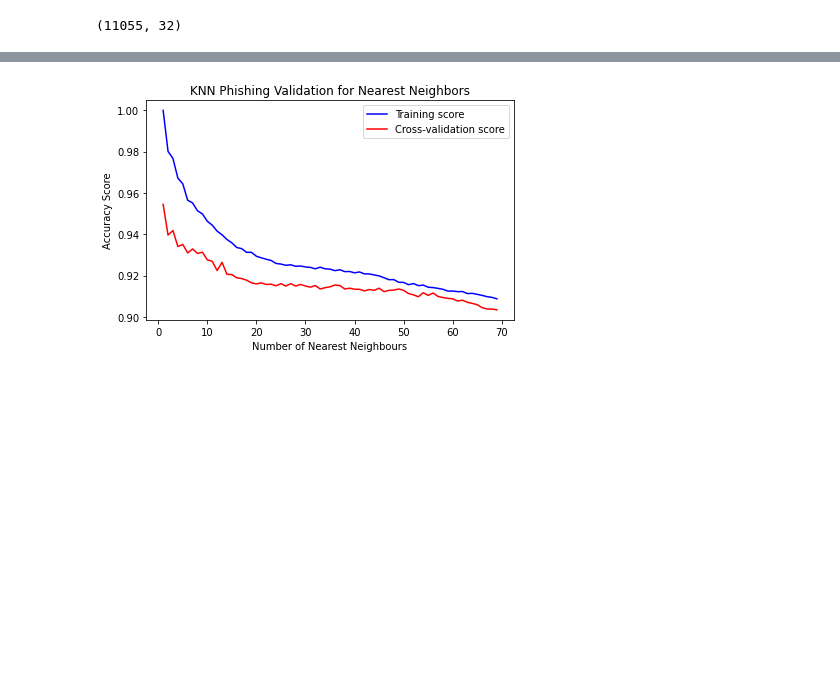
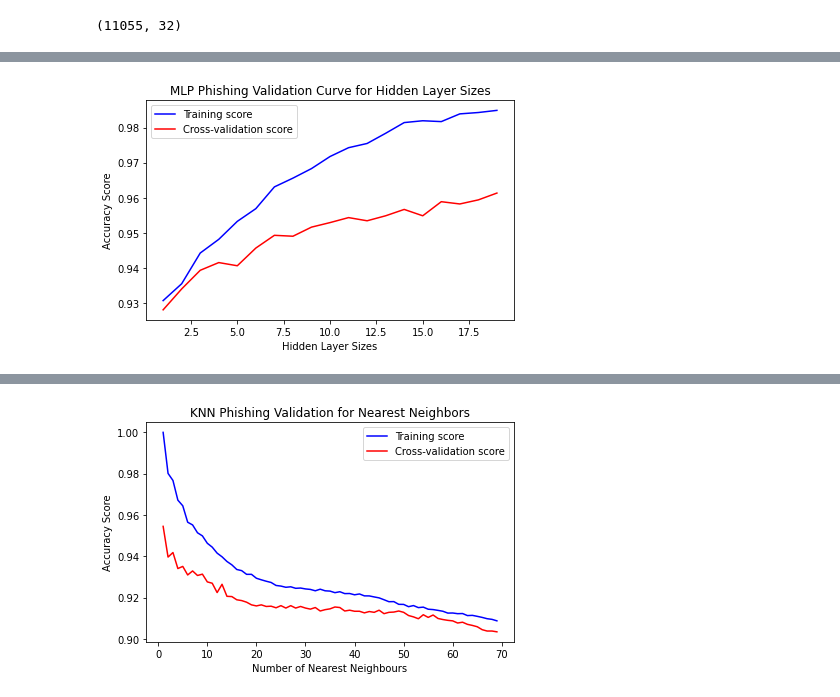
Before and after one commit to Liveo123/RedWine_and_Phishing, a Jupyter notebook: phishing.ipynb, the cells around one changed output, grey strips where cells are left out. Cells and saved outputs as stored; diff of their text form; code cells hidden in the pictures; blank space fills up the shorter version.

```diff
--- a/phishing.ipynb
+++ b/phishing.ipynb
@@ -505,17 +560,19 @@ draw_learning_curve(mlp(hidden_layer_sizes=tuned_hidden_layer_sizes,
 # %%
 # Draw MLP Validation Curve
-draw_validation_curve(dtc(hidden_layer_sizes=tuned_hidden_layer_sizes,
+draw_validation_curve(mlp(hidden_layer_sizes=tuned_hidden_layer_sizes,
                           activation=tuned_activation,
                           max_iter=tuned_max_iter,
                           alpha=tuned_alpha,
-                          learning_rate=tuned_alpha),
+                          learning_rate=tuned_learning_rate),
                       X_train,
                       y_train,
-                      cv=7,
+                      cv=8,
                       param_name='hidden_layer_sizes',
-                      param_range=np.arange(0,MAX_LAYER_SIZE),
+                      param_range=np.arange(0, MAX_LAYER_SIZE),
                       title='MLP Phishing Validation Curve for Hidden Layer Sizes',
                       xlabel='Hidden Layer Sizes')
+# %% [output]
+[figure, added]
 # %%
 # Do KNN stuff
 # Set the parameters by cross-validation
```
Also changed, not shown: parts of 18 cells of this notebook, 17 other files.
